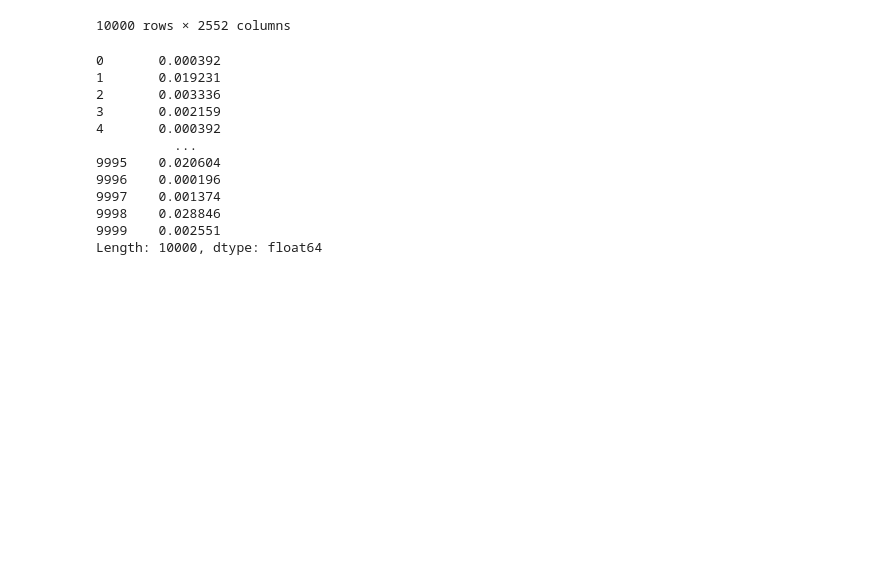
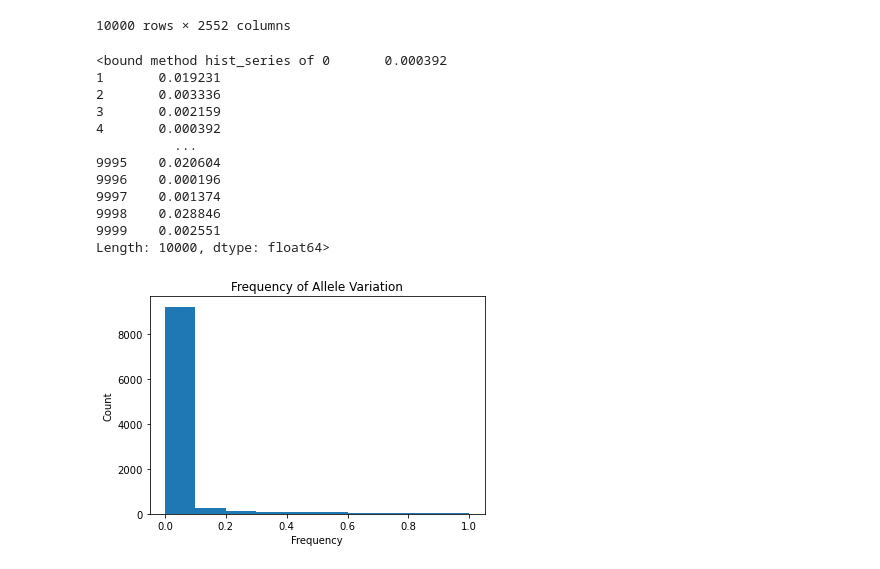
Before and after one commit to lpappal1/qbb2020-answers, a Jupyter notebook: day2-homework/LP_day2_homework.ipynb, the cells around one changed output. Saved outputs shown, nothing was run; the diff lists cells and outputs as text; code cells hidden in the pictures; blank space fills up the shorter version.

```diff
--- a/day2-homework/LP_day2_homework.ipynb
+++ b/day2-homework/LP_day2_homework.ipynb
@@ -26,18 +26,26 @@ genab = genetic.drop(['CHROM', 'POS','REF','ALT'],1)
 tot_al = genab.sum(axis=1)
 # %%
 tot_chr = len(genab.columns)*2
-# %%
-tot_al/tot_chr
-# %% [output]
-0       0.000392
-1       0.019231
-2       0.003336
-3       0.002159
-4       0.000392
-          ...
-9995    0.020604
-9996    0.000196
-9997    0.001374
-9998    0.028846
-9999    0.002551
-Length: 10000, dtype: float64
+# %%
+allfre = tot_al/tot_chr
+# %%
+figure, ax = plt.subplots()
+ax.hist(allfre)
+ax.set_xlabel("Frequency")
+ax.set_ylabel("Count")
+ax.set_title("Frequency of Allele Variation")
+allfre.hist
+# %% [output]
+<bound method hist_series of 0       0.000392
+1       0.019231
+2       0.003336
+3       0.002159
+4       0.000392
+          ...
+9995    0.020604
+9996    0.000196
+9997    0.001374
+9998    0.028846
+9999    0.002551
+Length: 10000, dtype: float64>
+[figure, added]
```
Also changed, not shown: parts of 11 cells of this notebook.
